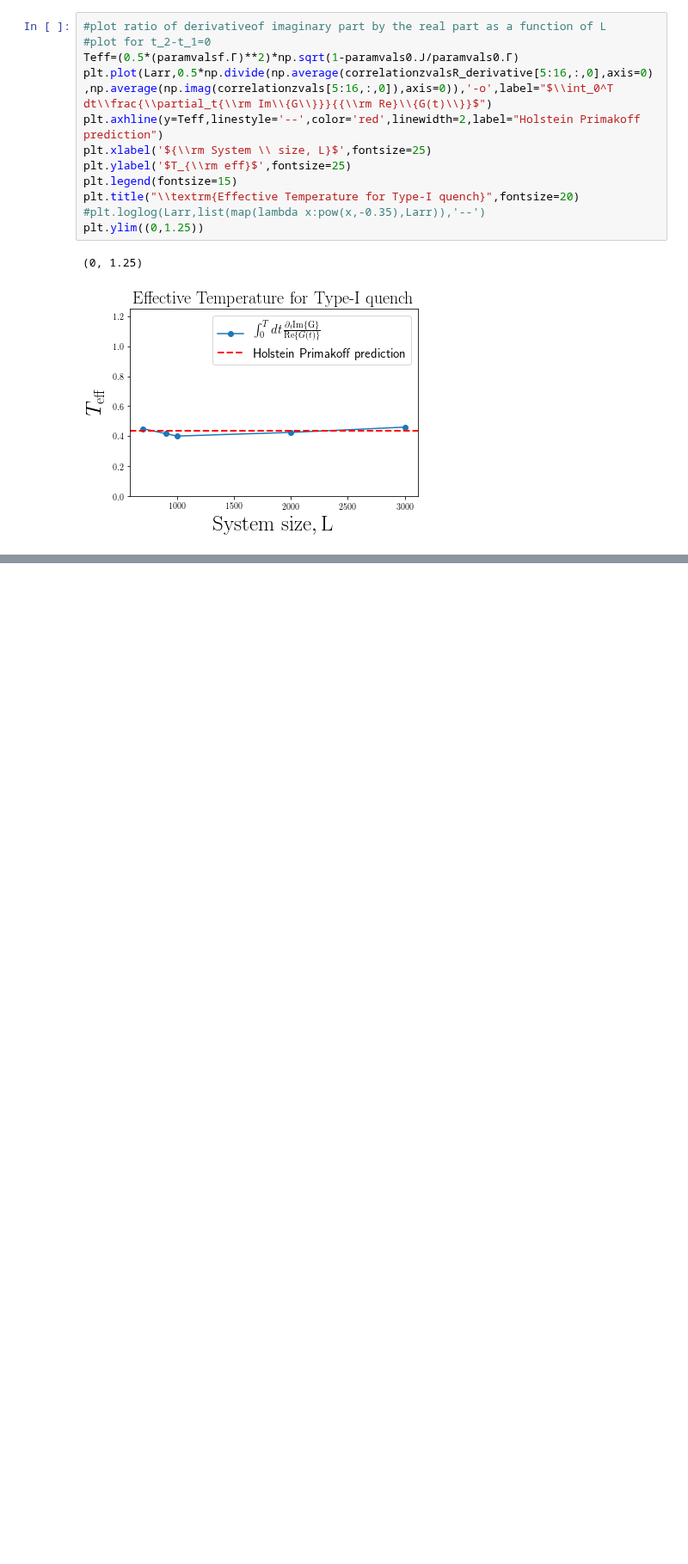
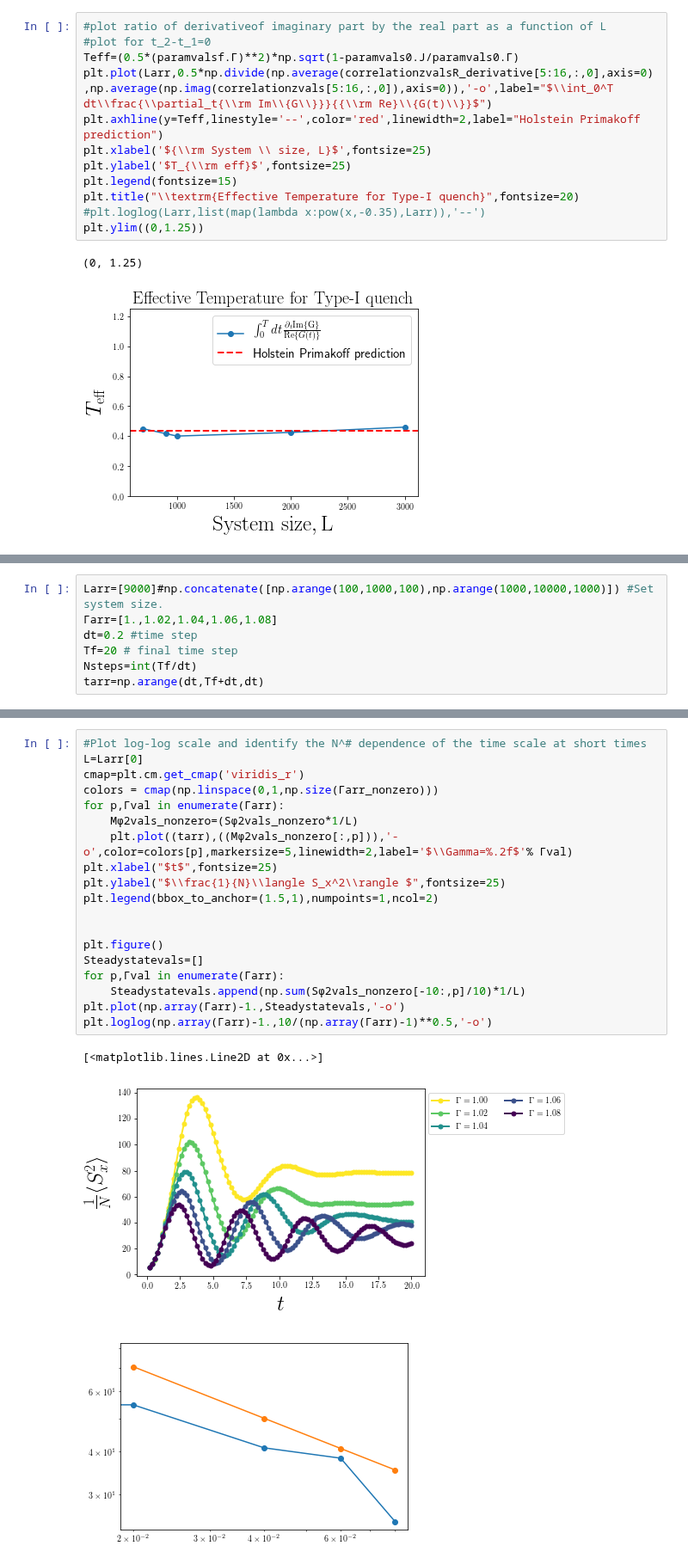
Before and after one commit to paraj003/LMG_quench, a Jupyter notebook: LMG_sim.ipynb, the cells around one changed output, grey strips where cells are left out. Shown at 86% size. Cells and saved outputs as stored; diff of their text form; blank space fills up the shorter version.

```diff
--- a/LMG_sim.ipynb
+++ b/LMG_sim.ipynb
@@ -2360,0 +2455,7 @@ array([  335.95529576,   436.36326575,   486.51861493,   980.86108251,
+# %%
+Larr=[9000]#np.concatenate([np.arange(100,1000,100),np.arange(1000,10000,1000)]) #Set system size.
+Γarr=[1.,1.02,1.04,1.06,1.08]
+dt=0.2 #time step
+Tf=20 # final time step
+Nsteps=int(Tf/dt)
+tarr=np.arange(dt,Tf+dt,dt)
@@ -2360,0 +2499,23 @@ array([  335.95529576,   436.36326575,   486.51861493,   980.86108251,
+# %%
+#Plot log-log scale and identify the N^# dependence of the time scale at short times
+L=Larr[0]
+cmap=plt.cm.get_cmap('viridis_r')
+colors = cmap(np.linspace(0,1,np.size(Γarr_nonzero)))
+for p,Γval in enumerate(Γarr):
+    Mϕ2vals_nonzero=(Sϕ2vals_nonzero*1/L)
+    plt.plot((tarr),((Mϕ2vals_nonzero[:,p])),'-o',color=colors[p],markersize=5,linewidth=2,label='$\\Gamma=%.2f$'% Γval)
+plt.xlabel("$t$",fontsize=25)
+plt.ylabel("$\\frac{1}{N}\\langle S_x^2\\rangle $",fontsize=25)
+plt.legend(bbox_to_anchor=(1.5,1),numpoints=1,ncol=2)
+
+
+plt.figure()
+Steadystatevals=[]
+for p,Γval in enumerate(Γarr):
+    Steadystatevals.append(np.sum(Sϕ2vals_nonzero[-10:,p]/10)*1/L)
+plt.plot(np.array(Γarr)-1.,Steadystatevals,'-o')
+plt.loglog(np.array(Γarr)-1.,10/(np.array(Γarr)-1)**0.5,'-o')
+# %% [output]
+[<matplotlib.lines.Line2D at 0x...>]
+[figure, added]
+[figure, added]
```
Also changed, not shown: parts of 18 cells of this notebook.
